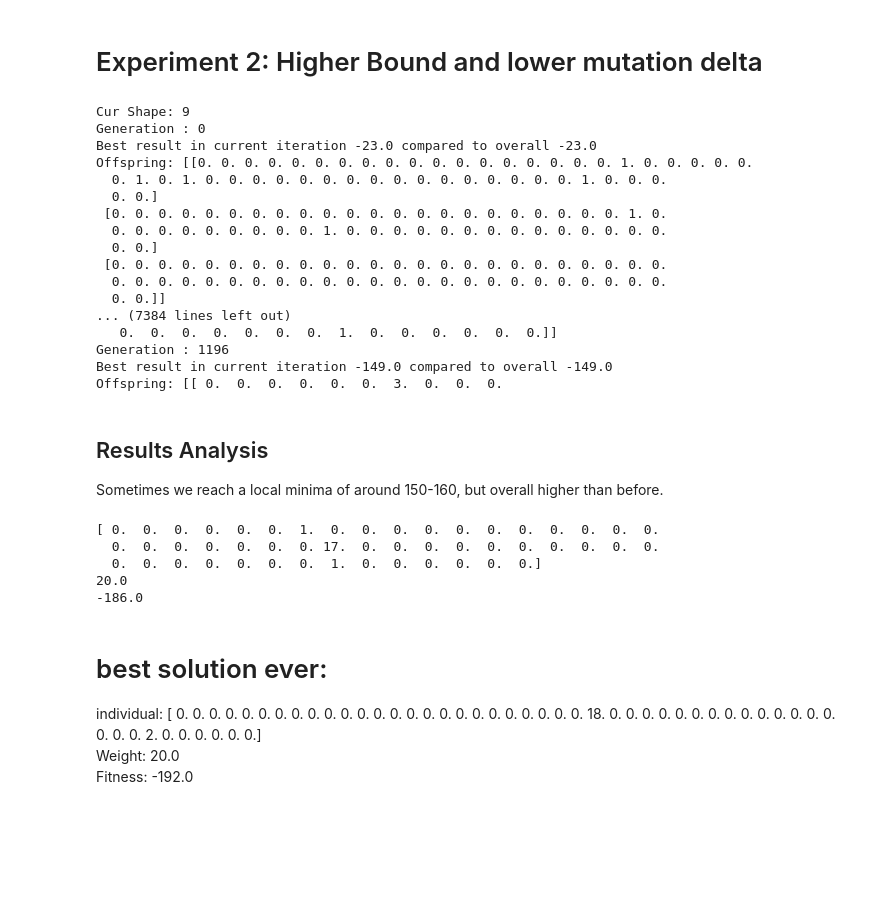
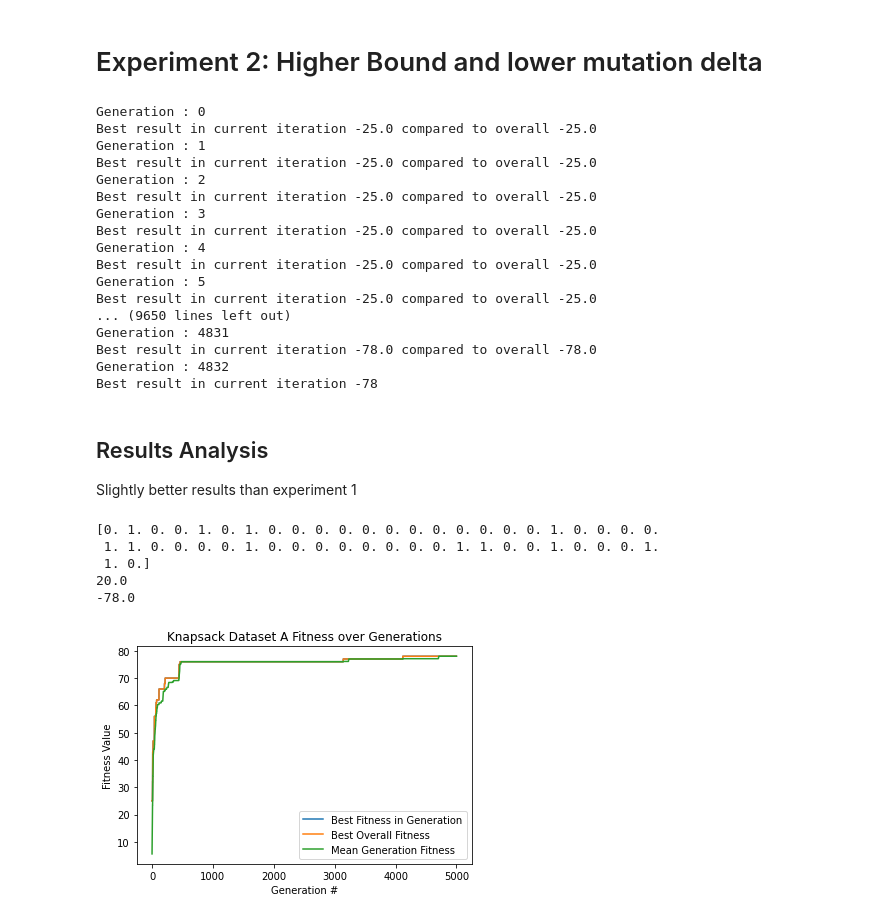
Before and after one commit to luketl2/ME-447-Project-1, a Jupyter notebook: code/Problem2/Problem2_GA_Data_A.ipynb, the cells around one changed output. Cells and saved outputs as stored; diff of their text form; code cells hidden in the pictures; blank space fills up the shorter version.

```diff
--- a/code/Problem2/Problem2_GA_Data_A.ipynb
+++ b/code/Problem2/Problem2_GA_Data_A.ipynb
@@ -83,7 +87,7 @@ print(fitness_func(genetic_alg.best_solution))
 PARAM_SIZE = n_items
 POP_SIZE = 10
 LOW_BOUND = 0
-HIGH_BOUND = 20 # increase high bound from 10 to 20 --> fitness 154 to 185+
+HIGH_BOUND = 1
 NUM_GENERATIONS = 5000
 genetic_alg2 = GeneticAlgorithm(
     PARAM_SIZE,
@@ -100,40 +104,37 @@ genetic_alg2.mutation_delta = 0.55 # kind of like learning rate
 genetic_alg2.initial_high_bound = 0.51
 genetic_alg2.run(NUM_GENERATIONS)
 # %% [output]
-Cur Shape: 9
 Generation : 0
-Best result in current iteration -23.0 compared to overall -23.0
-Offspring: [[0. 0. 0. 0. 0. 0. 0. 0. 0. 0. 0. 0. 0. 0. 0. 0. 0. 0. 1. 0. 0. 0. 0. 0.
-  0. 1. 0. 1. 0. 0. 0. 0. 0. 0. 0. 0. 0. 0. 0. 0. 0. 0. 0. 0. 1. 0. 0. 0.
-  0. 0.]
- [0. 0. 0. 0. 0. 0. 0. 0. 0. 0. 0. 0. 0. 0. 0. 0. 0. 0. 0. 0. 0. 0. 1. 0.
-  0. 0. 0. 0. 0. 0. 0. 0. 0. 1. 0. 0. 0. 0. 0. 0. 0. 0. 0. 0. 0. 0. 0. 0.
-  0. 0.]
- [0. 0. 0. 0. 0. 0. 0. 0. 0. 0. 0. 0. 0. 0. 0. 0. 0. 0. 0. 0. 0. 0. 0. 0.
-  0. 0. 0. 0. 0. 0. 0. 0. 0. 0. 0. 0. 0. 0. 0. 0. 0. 0. 0. 0. 0. 0. 0. 0.
-  0. 0.]]
-... (7384 lines left out)
-   0.  0.  0.  0.  0.  0.  0.  1.  0.  0.  0.  0.  0.  0.]]
-Generation : 1196
-Best result in current iteration -149.0 compared to overall -149.0
-Offspring: [[ 0.  0.  0.  0.  0.  0.  3.  0.  0.  0.
+Best result in current iteration -25.0 compared to overall -25.0
+Generation : 1
+Best result in current iteration -25.0 compared to overall -25.0
+Generation : 2
+Best result in current iteration -25.0 compared to overall -25.0
+Generation : 3
+Best result in current iteration -25.0 compared to overall -25.0
+Generation : 4
+Best result in current iteration -25.0 compared to overall -25.0
+Generation : 5
+Best result in current iteration -25.0 compared to overall -25.0
+... (9650 lines left out)
+Generation : 4831
+Best result in current iteration -78.0 compared to overall -78.0
+Generation : 4832
+Best result in current iteration -78
-# %% [markdown]
-## Results Analysis
-Sometimes we reach a local minima of around 150-160, but overall higher than before.
+# %% [markdown]
+## Results Analysis
+Slightly better results than experiment 1
 # %%
 print(genetic_alg2.best_solution)
 print(calc_weights(genetic_alg2.best_solution))
 print(fitness_func(genetic_alg2.best_solution))
 # %% [output]
-[ 0.  0.  0.  0.  0.  0.  1.  0.  0.  0.  0.  0.  0.  0.  0.  0.  0.  0.
-  0.  0.  0.  0.  0.  0.  0. 17.  0.  0.  0.  0.  0.  0.  0.  0.  0.  0.
-  0.  0.  0.  0.  0.  0.  0.  1.  0.  0.  0.  0.  0.  0.]
+[0. 1. 0. 0. 1. 0. 1. 0. 0. 0. 0. 0. 0. 0. 0. 0. 0. 0. 0. 1. 0. 0. 0. 0.
+ 1. 1. 0. 0. 0. 0. 1. 0. 0. 0. 0. 0. 0. 0. 0. 1. 1. 0. 0. 1. 0. 0. 0. 1.
+ 1. 0.]
 20.0
--186.0
+-78.0
-# %% [markdown]
-# best solution ever:
-individual: [ 0.  0.  0.  0.  0.  0.  0.  0.  0.  0.  0.  0.  0.  0.  0.  0.  0.  0.
-  0.  0.  0.  0.  0.  0.  0. 18.  0.  0.  0.  0.  0.  0.  0.  0.  0.  0.
-  0.  0.  0.  0.  0.  0.  0.  2.  0.  0.  0.  0.  0.  0.] \
-Weight: 20.0 \
-Fitness: -192.0
+# %%
+genetic_alg2.plot_knapsack("Knapsack Dataset A")
+# %% [output]
+[figure, added]
```
Also changed, not shown: parts of 3 cells of this notebook, 9 other files.
